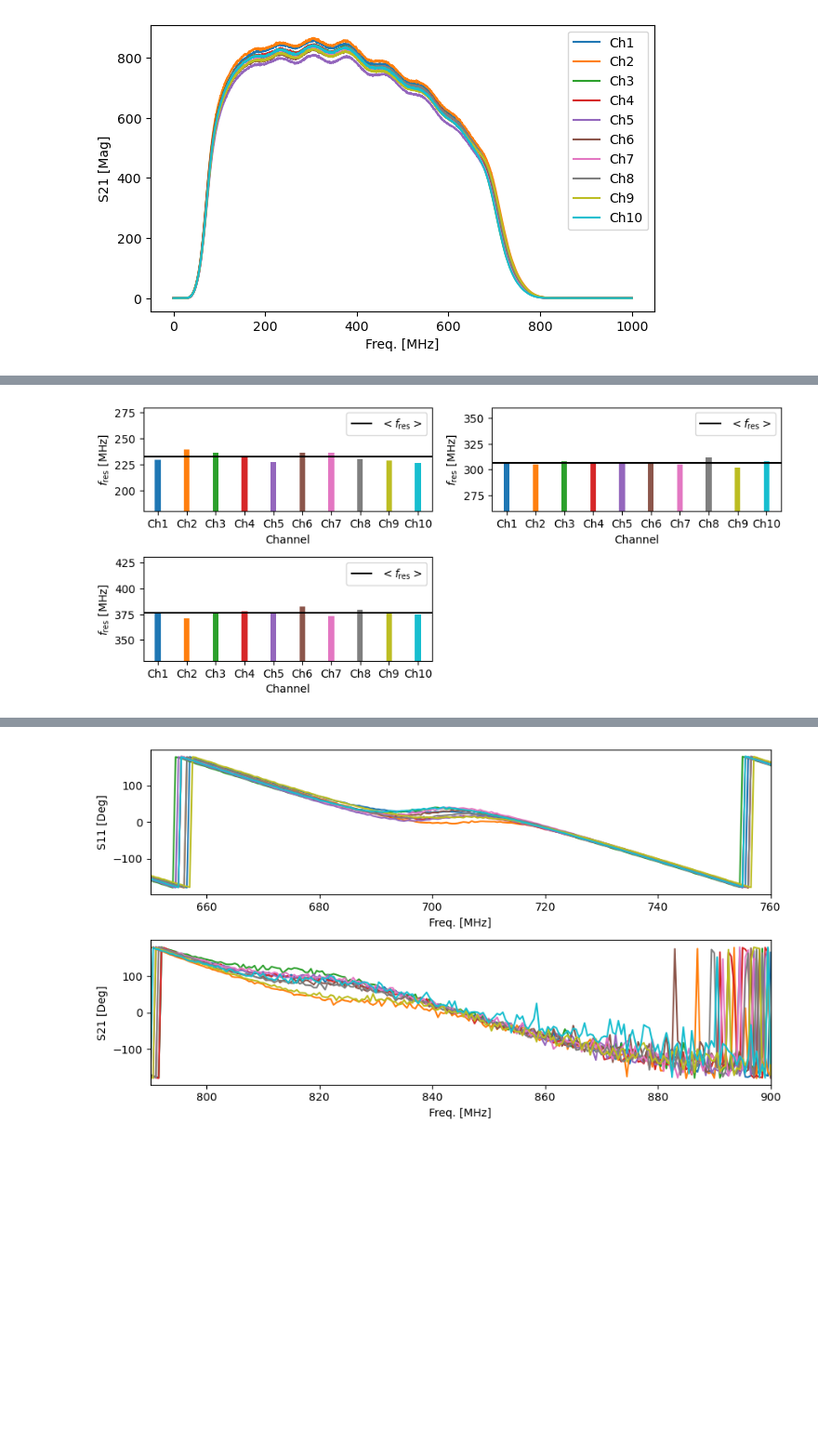
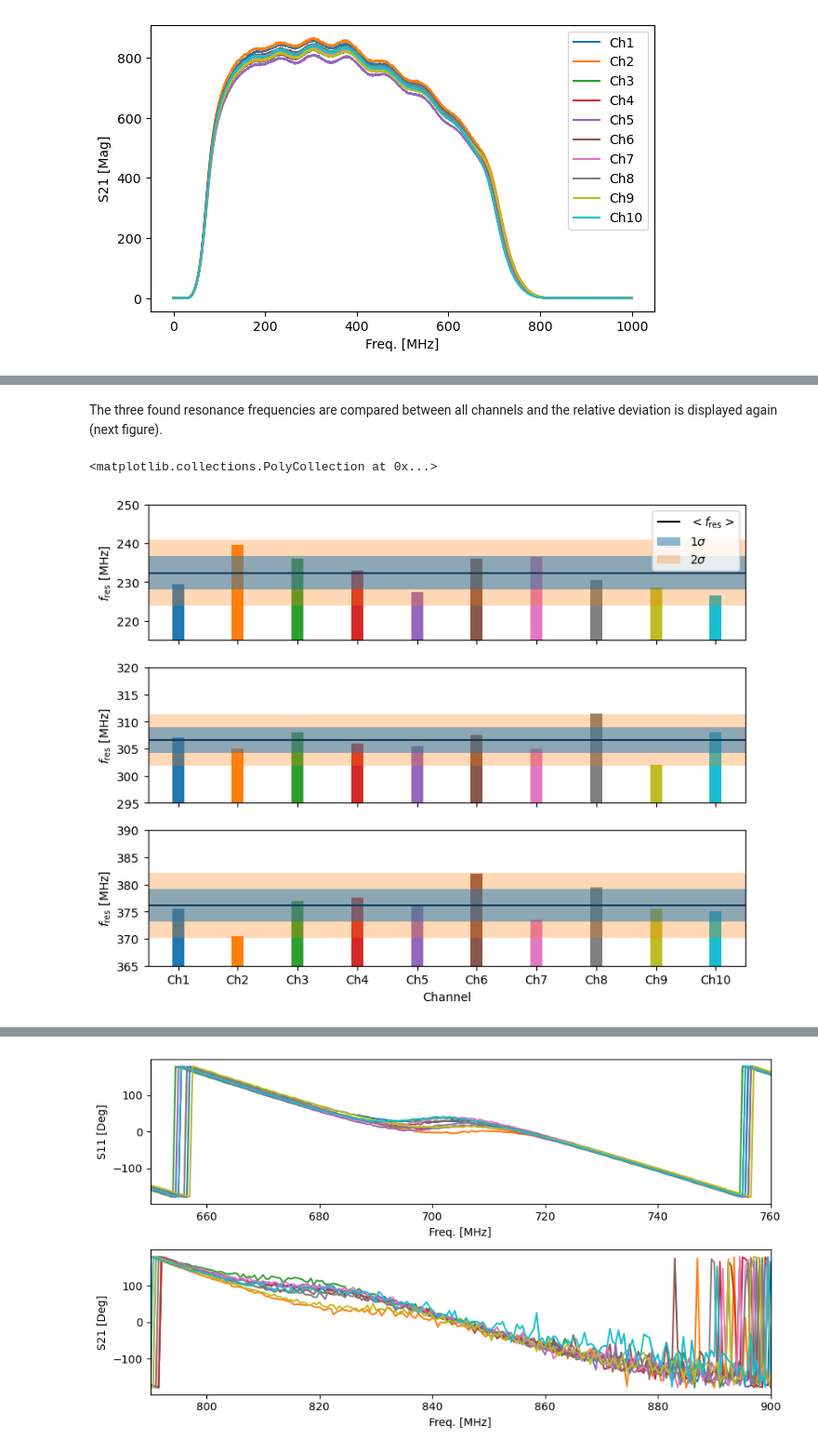
Before and after one commit to MMWeigelt/phd_app_exercise, a Jupyter notebook: my_amp_figures.ipynb, the cells around one changed output, grey strips where cells are left out. Shown at 93% size. Drawn from its saved outputs; the diff is of its cells as text; code cells hidden in the pictures; blank space fills up the shorter version.

```diff
--- a/my_amp_figures.ipynb
+++ b/my_amp_figures.ipynb
@@ -123,6 +151,4 @@ fig.tight_layout()
 # %%
-# Resonance frequencies (visualize for easy find first, then compare between amps)
-
 # Set boundaries around visible supposed resonance frequencies for local estimation later
 sum_mag_perFreq = []
 for num in range(len(data[0]['FreqHz'])):
@@ -131,7 +157,7 @@ for num in range(len(data[0]['FreqHz'])):
     sum_mag_perFreq.append(s)
 mean_S21_mag = np.array(sum_mag_perFreq)/len(data)
 
-fig, ax = plt.subplots(figsize=(7, 4))
+fig, ax = plt.subplots(figsize=(5, 3))
 ax.set_ylabel('S21 [Mag]')
 ax.set_xlabel('Freq. [MHz]')
 for i in range(len(data)):
@@ -158,39 +184,51 @@ maxima = [[max(data[i]['S21MAG'][b_int[0]:b_int[1]]), max(data[i]['S21MAG'][b_in
 res_freq = []
 for i in range(len(data)):
     res_freq.append([data[i]['FreqHz'][np.where(data[i]['S21MAG'] == maxima[i][j])[0][0]]/1e6 for j in range(len(maxima[i]))])
+
+std_freq = []
+for i in range(len(channels[0])):
+    freqs = [res_freq[j][i] for j in range(len(channels))]
+    std_freq.append(np.std(freqs))
+# %% [markdown]
+The three found resonance frequencies are compared between all channels and the relative deviation is displayed again (next figure).
 # %%
 channels = ['Ch{}'.format(i) for i in range(1, 11)]
 
-fig, axs = plt.subplots(2, 2, figsize=(9, 4))
+fig, axs = plt.subplots(3, 1, figsize=(9, 7))
 
-axs[0, 0].set_xlabel('Channel')
-axs[0, 0].set_ylabel(r'$f_{\rm res}$ [MHz]')
-axs[0, 0].set_ylim(ymin=180, ymax=280)
-axs[0, 0].set_xlim(xmin=-0.5, xmax=9.5)
+axs[0].xaxis.set_ticklabels([])
+axs[0].set_ylabel(r'$f_{\rm res}$ [MHz]')
+axs[0].set_ylim(ymin=215, ymax=250)
+axs[0].set_xlim(xmin=-0.5, xmax=9.5)
 for i in range(len(channels)):
-    axs[0, 0].bar(channels[i], res_freq[i][0], width=0.2)
-axs[0, 0].hlines(y=np.mean([res_freq[i][0] for i in range(len(channels))]), xmin=-1, xmax=10, color='k', label=r'$<f_{\rm res}>$')
-axs[0, 0].legend()
+    axs[0].bar(channels[i], res_freq[i][0], width=0.2)
+mean_freq_1 = np.mean([res_freq[i][0] for i in range(len(channels))])
+axs[0].hlines(y=mean_freq_1, xmin=-1, xmax=10, color='k', label=r'$<f_{\rm res}>$')
+axs[0].fill_between(np.linspace(-1 , 11, 13), mean_freq_1-std_freq[0], mean_freq_1+std_freq[0], alpha=0.5, label=r'$1\sigma$', zorder=2)
+axs[0].fill_between(np.linspace(-1 , 11, 13), mean_freq_1-2*std_freq[0], mean_freq_1+2*std_freq[0], alpha=0.3, label=r'$2\sigma$', zorder=1)
+axs[0].legend()
 
-axs[0, 1].set_xlabel('Channel')
-axs[0, 1].set_ylabel(r'$f_{\rm res}$ [MHz]')
-axs[0, 1].set_ylim(ymin=260, ymax=360)
-axs[0, 1].set_xlim(xmin=-0.5, xmax=9.5)
+axs[1].xaxis.set_ticklabels([])
+axs[1].set_ylabel(r'$f_{\rm res}$ [MHz]')
+axs[1].set_ylim(ymin=295, ymax=320)
+axs[1].set_xlim(xmin=-0.5, xmax=9.5)
 for i in range(len(channels)):
-    axs[0, 1].bar(channels[i], res_freq[i][1], width=0.2)
-axs[0, 1].hlines(y=np.mean([res_freq[i][1] for i in range(len(channels))]), xmin=-1, xmax=10, color='k', label=r'$<f_{\rm res}>$')
-axs[0, 1].legend()
+    axs[1].bar(channels[i], res_freq[i][1], width=0.2)
+mean_freq_2 = np.mean([res_freq[i][1] for i in range(len(channels))])
+axs[1].hlines(y=mean_freq_2, xmin=-1, xmax=10, color='k', label=r'$<f_{\rm res}>$')
+axs[1].fill_between(np.linspace(-1 , 11, 13), mean_freq_2-std_freq[1], mean_freq_2+std_freq[1], alpha=0.5, label=r'$1\sigma$', zorder=2)
+axs[1].fill_between(np.linspace(-1 , 11, 13), mean_freq_2-2*std_freq[1], mean_freq_2+2*std_freq[1], alpha=0.3, label=r'$2\sigma$', zorder=1)
 
-axs[1, 0].set_xlabel('Channel')
-axs[1, 0].set_ylabel(r'$f_{\rm res}$ [MHz]')
-axs[1, 0].set_ylim(ymin=330, ymax=430)
-axs[1, 0].set_xlim(xmin=-0.5, xmax=9.5)
+axs[2].set_xlabel('Channel')
+axs[2].set_ylabel(r'$f_{\rm res}$ [MHz]')
+axs[2].set_ylim(ymin=365, ymax=390)
+axs[2].set_xlim(xmin=-0.5, xmax=9.5)
 for i in range(len(channels)):
-    axs[1, 0].bar(channels[i], res_freq[i][2], width=0.2)
-axs[1, 0].hlines(y=np.mean([res_freq[i][2] for i in range(len(channels))]), xmin=-1, xmax=10, color='k', label=r'$<f_{\rm res}>$')
-axs[1, 0].legend()
-
-axs[1, 1].set_axis_off()
-fig.tight_layout()
+    axs[2].bar(channels[i], res_freq[i][2], width=0.2)
+mean_freq_3 = np.mean([res_freq[i][2] for i in range(len(channels))])
+axs[2].hlines(y=mean_freq_3, xmin=-1, xmax=10, color='k', label=r'$<f_{\rm res}>$')
+axs[2].fill_between(np.linspace(-1 , 11, 13), mean_freq_3-std_freq[2], mean_freq_3+std_freq[2], alpha=0.5, label=r'$1\sigma$', zorder=2)
+axs[2].fill_between(np.linspace(-1 , 11, 13), mean_freq_3-2*std_freq[2], mean_freq_3+2*std_freq[2], alpha=0.3, label=r'$2\sigma$', zorder=1)
 # %% [output]
+<matplotlib.collections.PolyCollection at 0x...>
-[figure, old version]
+[figure, new version]
```
Also changed, not shown: parts of 14 cells of this notebook.
